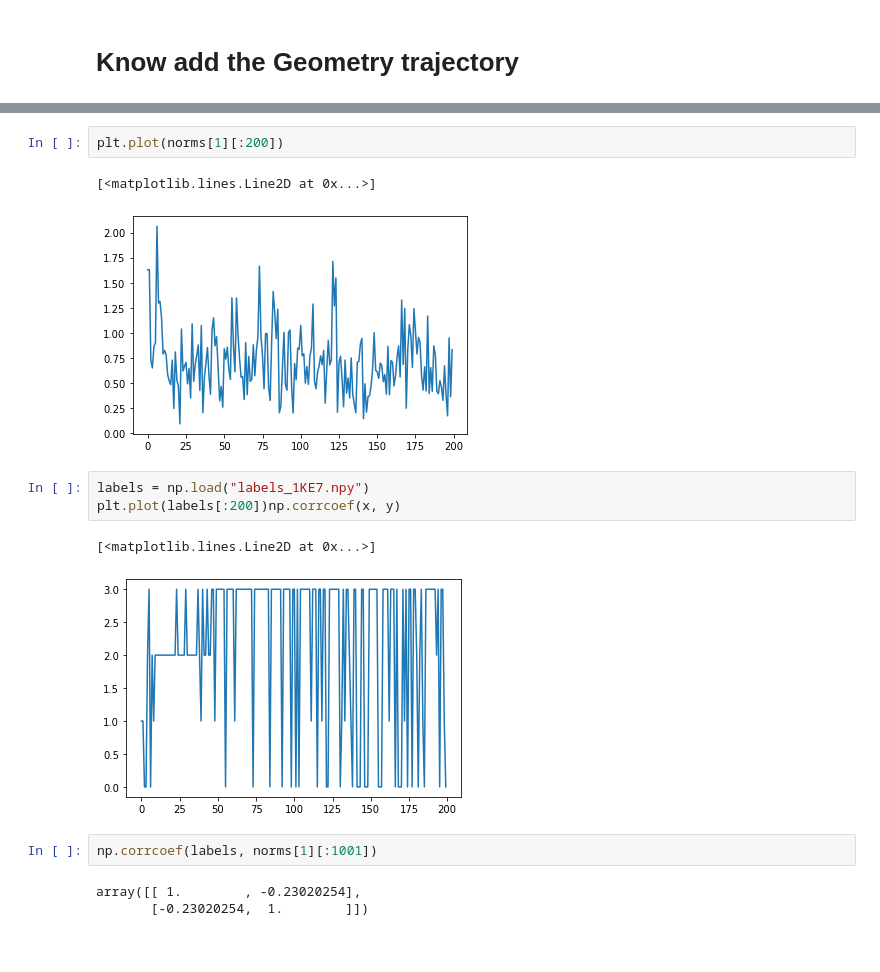
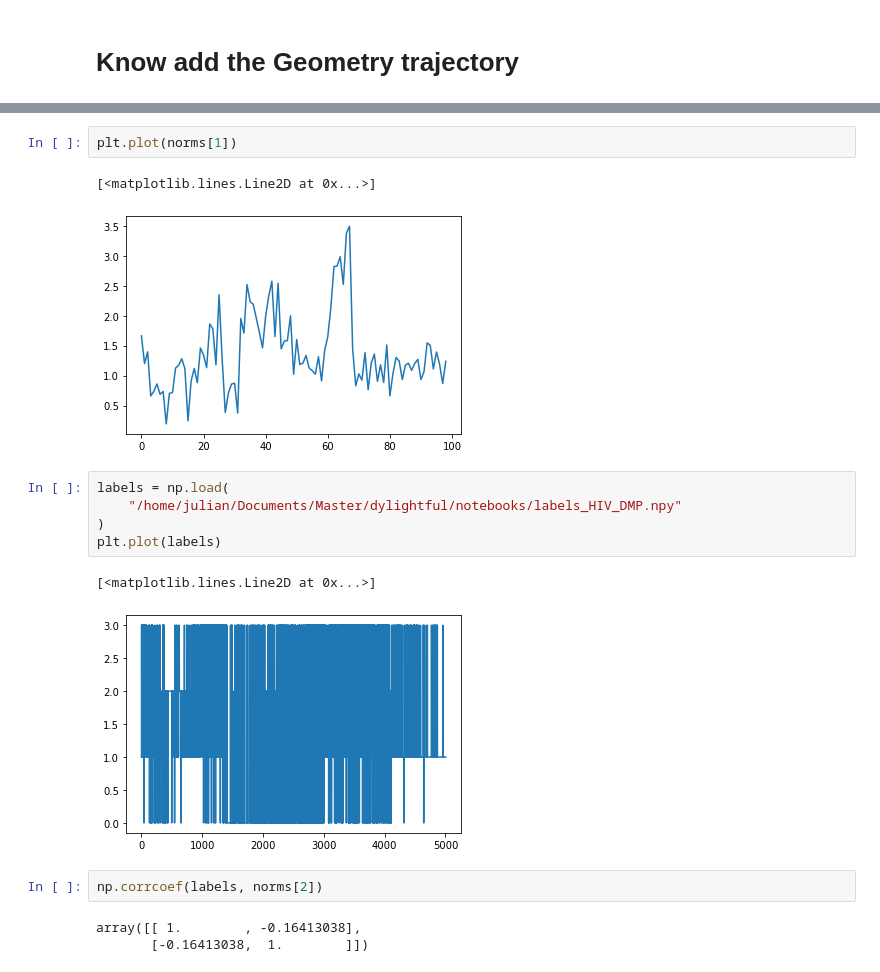
Before and after one commit to cap-jmk/dylightful, a Jupyter notebook: notebooks/GeometricClustering.ipynb, the cells around one changed output, grey strips where cells are left out. Saved outputs shown, nothing was run; the diff lists cells and outputs as text.

```diff
--- a/notebooks/GeometricClustering.ipynb
+++ b/notebooks/GeometricClustering.ipynb
@@ -39,16 +48,18 @@ array([0.])
 # %%
-plt.plot(norms[1][:200])
+plt.plot(norms[1])
 # %% [output]
 [<matplotlib.lines.Line2D at 0x...>]
-[figure, old version]
+[figure, new version]
 # %%
-labels = np.load("labels_1KE7.npy")
-plt.plot(labels[:200])np.corrcoef(x, y)
+labels = np.load(
+    "/home/julian/Documents/Master/dylightful/notebooks/labels_HIV_DMP.npy"
+)
+plt.plot(labels)
 # %% [output]
 [<matplotlib.lines.Line2D at 0x...>]
-[figure, old version]
+[figure, new version]
 # %%
-np.corrcoef(labels, norms[1][:1001])
+np.corrcoef(labels, norms[2])
 # %% [output]
-array([[ 1.        , -0.23020254],
-       [-0.23020254,  1.        ]])
+array([[ 1.        , -0.16413038],
+       [-0.16413038,  1.        ]])
```
Also changed, not shown: parts of 3 cells of this notebook, 12 other files.
